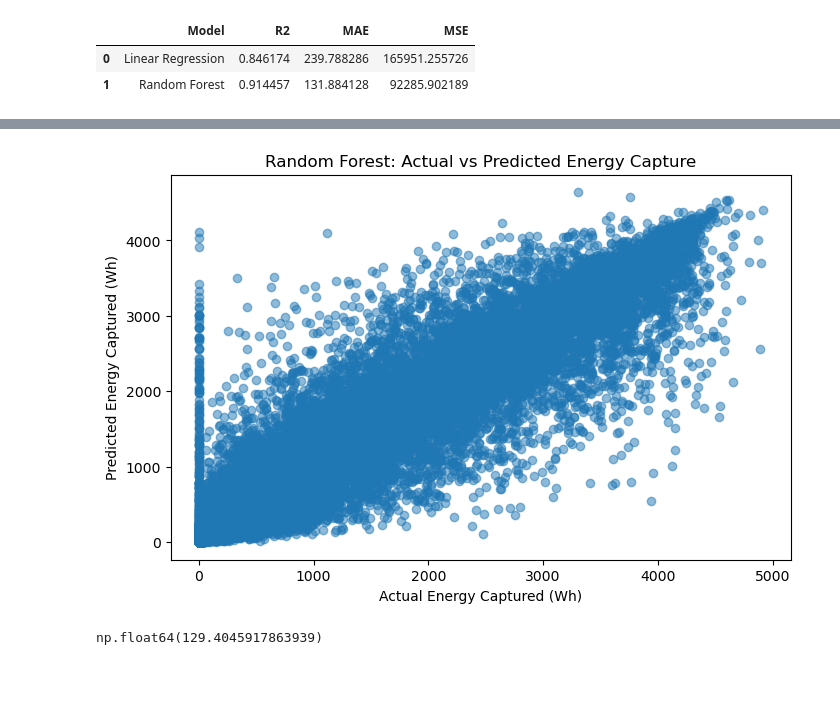
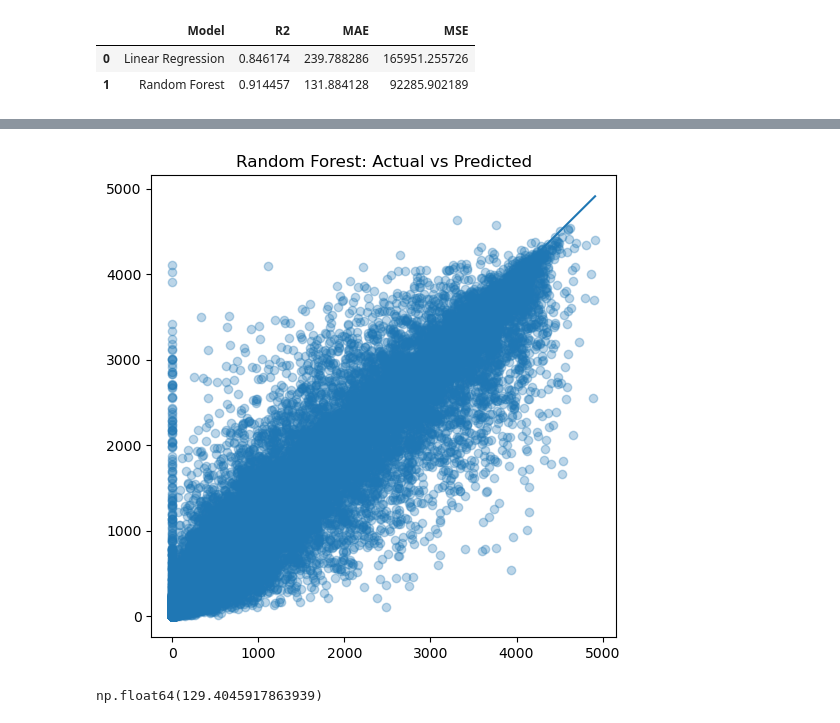
Before and after one commit to Esitty/time-series-forecasting-assignment, a Jupyter notebook: time_series_forecasting_assignment.ipynb, the cells around one changed output, grey strips where cells are left out. Cells and saved outputs as stored; diff of their text form; code cells hidden in the pictures; blank space fills up the shorter version.

```diff
--- a/time_series_forecasting_assignment.ipynb
+++ b/time_series_forecasting_assignment.ipynb
@@ -247,12 +303,11 @@ plt.show()
 # %%
-plt.figure(figsize=(8, 5))
-plt.scatter(y_test, rf_pred, alpha=0.5)
-plt.xlabel("Actual Energy Captured (Wh)")
-plt.ylabel("Predicted Energy Captured (Wh)")
-plt.title("Random Forest: Actual vs Predicted Energy Capture")
+plt.figure(figsize=(6,6))
+plt.scatter(y_test, rf_pred, alpha=0.3)
+plt.plot([y_test.min(), y_test.max()], [y_test.min(), y_test.max()])
+plt.title("Random Forest: Actual vs Predicted")
 plt.show()
 # %% [output]
-[figure, old version]
+[figure, new version]
 # %%
 #The Random Forest model demonstrates superior predictive performance, indicating a stronger ability to
 #capture non-linear relationships within the data.
```
Also changed, not shown: parts of 14 cells of this notebook.
